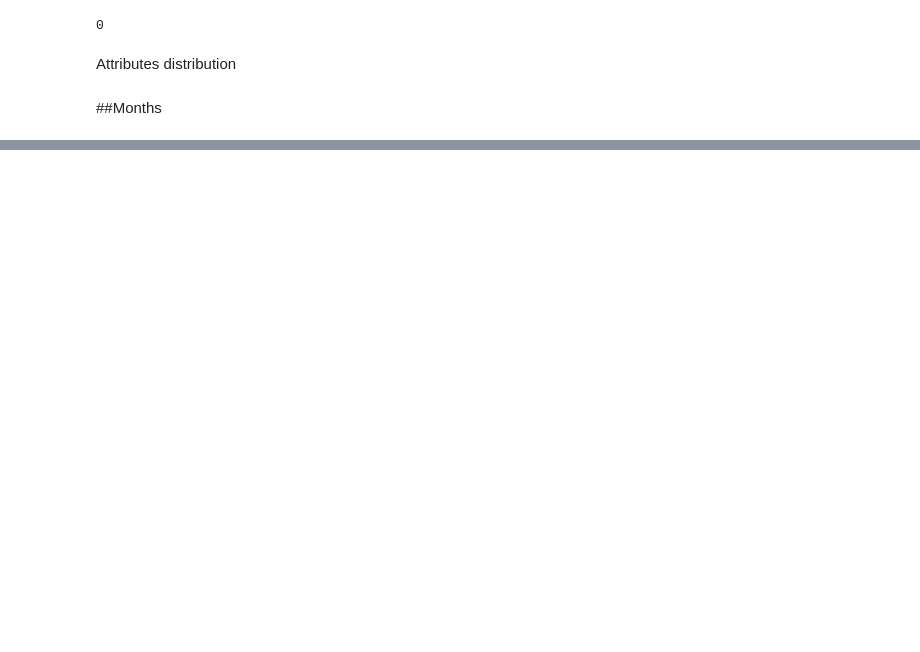
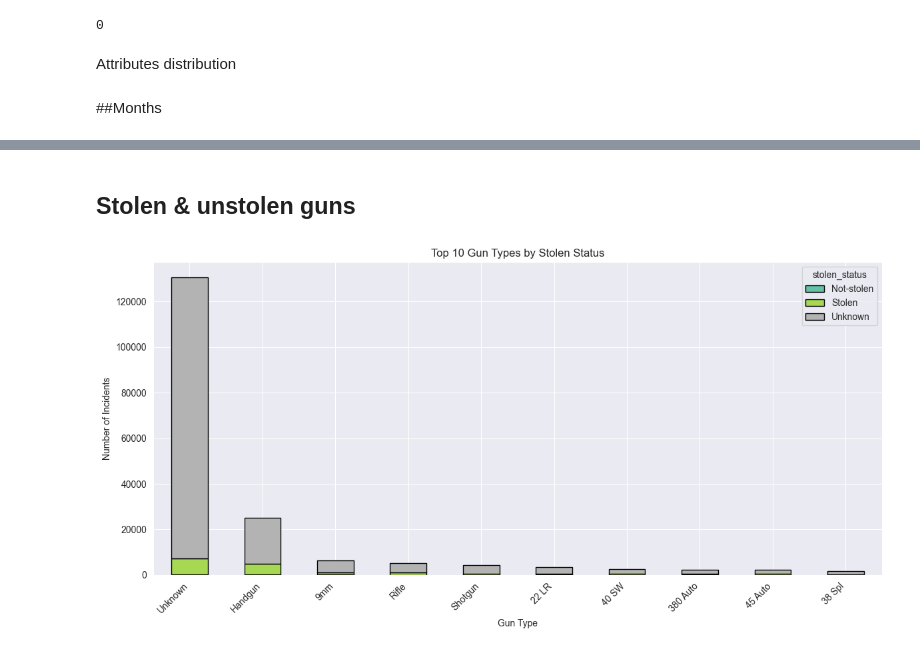
Before and after one commit to IwsonHD/GunViolenceDataExplorationProject, a Jupyter notebook: notebooks/01_data_EDA.ipynb, the cells around one changed output, grey strips where cells are left out. Cells and saved outputs as stored; diff of their text form; code cells hidden in the pictures; blank space fills up the shorter version.

```diff
--- a/notebooks/01_data_EDA.ipynb
+++ b/notebooks/01_data_EDA.ipynb
@@ -152,0 +288,48 @@ plt.show()
+# %% [markdown]
+## Stolen & unstolen guns
+# %%
+import pandas as pd
+from collections import Counter
+import matplotlib.pyplot as plt
+
+# Drop rows missing either gun_type or gun_stolen
+df_guns = df.dropna(subset=['gun_type', 'gun_stolen'])
+
+pairs = []
+
+for _, row in df_guns.iterrows():
+    types_raw = str(row['gun_type']).split("||")
+    stolen_raw = str(row['gun_stolen']).split("||")
+
+    # Extract mapped index => value
+    types = {int(x.split("::", 1)[0]): x.split("::", 1)[-1].strip() for x in types_raw if "::" in x}
+    stolen = {int(x.split("::", 1)[0]): x.split("::", 1)[-1].strip() for x in stolen_raw if "::" in x}
+
+    # Join on matching index
+    for idx in set(types.keys()) & set(stolen.keys()):
+        pairs.append((types[idx], stolen[idx]))
+
+# Count (gun_type, stolen_status) pairs
+pair_counts = Counter(pairs)
+pair_df = pd.DataFrame(pair_counts.items(), columns=['pair', 'count'])
+pair_df[['gun_type', 'stolen_status']] = pd.DataFrame(pair_df['pair'].tolist(), index=pair_df.index)
+
+# Pivot for visualization
+pivot = pair_df.pivot_table(index='gun_type', columns='stolen_status', values='count', fill_value=0)
+
+# ✅ Sort by total count
+pivot = pivot.loc[pivot.sum(axis=1).sort_values(ascending=False).index]
+
+# ✅ Top 10 only
+pivot = pivot.head(10)
+
+# Plot
+pivot.plot(kind='bar', stacked=True, figsize=(12, 6), colormap='Set2', edgecolor='black')
+plt.title('Top 10 Gun Types by Stolen Status')
+plt.xlabel('Gun Type')
+plt.ylabel('Number of Incidents')
+plt.xticks(rotation=45, ha='right')
+plt.tight_layout()
+plt.show()
+# %% [output]
+[figure, added]
```
Also changed, not shown: parts of 10 cells of this notebook.
